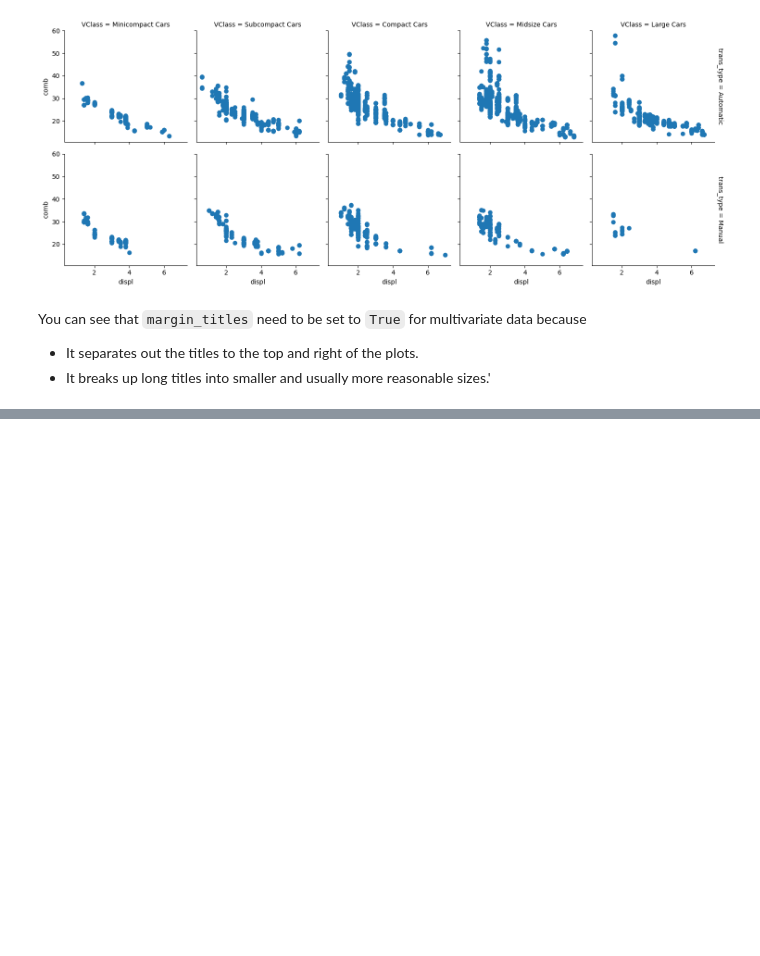
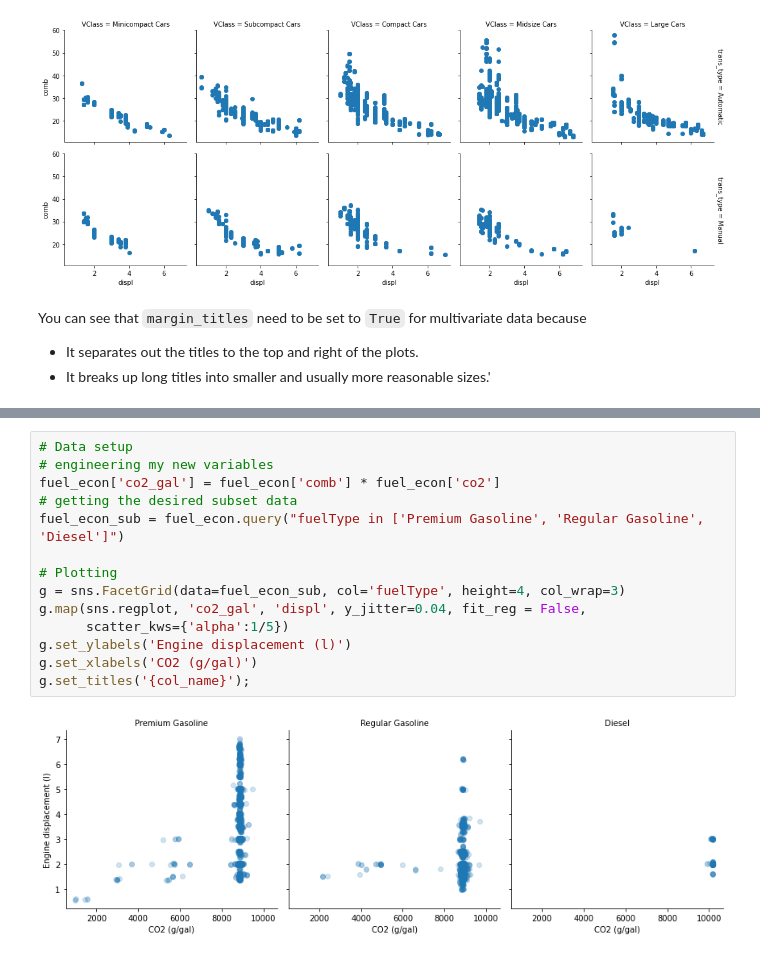
Before and after one commit to EsosaOrumwese/ALX-T-Nanodegree, a Jupyter notebook: Data Analytics/3. Data Visualization/Practice Notebook.ipynb, the cells around one changed output, grey strips where cells are left out. Saved outputs shown, nothing was run; the diff lists cells and outputs as text; blank space fills up the shorter version.

```diff
--- a/Data Analytics/3. Data Visualization/Practice Notebook.ipynb
+++ b/Data Analytics/3. Data Visualization/Practice Notebook.ipynb
@@ -1338,0 +1374,16 @@ You can see that `margin_titles` need to be set to `True` for multivariate data
+# %%
+# Data setup
+# engineering my new variables
+fuel_econ['co2_gal'] = fuel_econ['comb'] * fuel_econ['co2']
+# getting the desired subset data
+fuel_econ_sub = fuel_econ.query("fuelType in ['Premium Gasoline', 'Regular Gasoline', 'Diesel']")
+
+# Plotting
+g = sns.FacetGrid(data=fuel_econ_sub, col='fuelType', height=4, col_wrap=3)
+g.map(sns.regplot, 'co2_gal', 'displ', y_jitter=0.04, fit_reg = False,
+      scatter_kws={'alpha':1/5})
+g.set_ylabels('Engine displacement (l)')
+g.set_xlabels('CO2 (g/gal)')
+g.set_titles('{col_name}');
+# %% [output]
+[figure, added]
```
Also changed, not shown: parts of 12 cells of this notebook.
